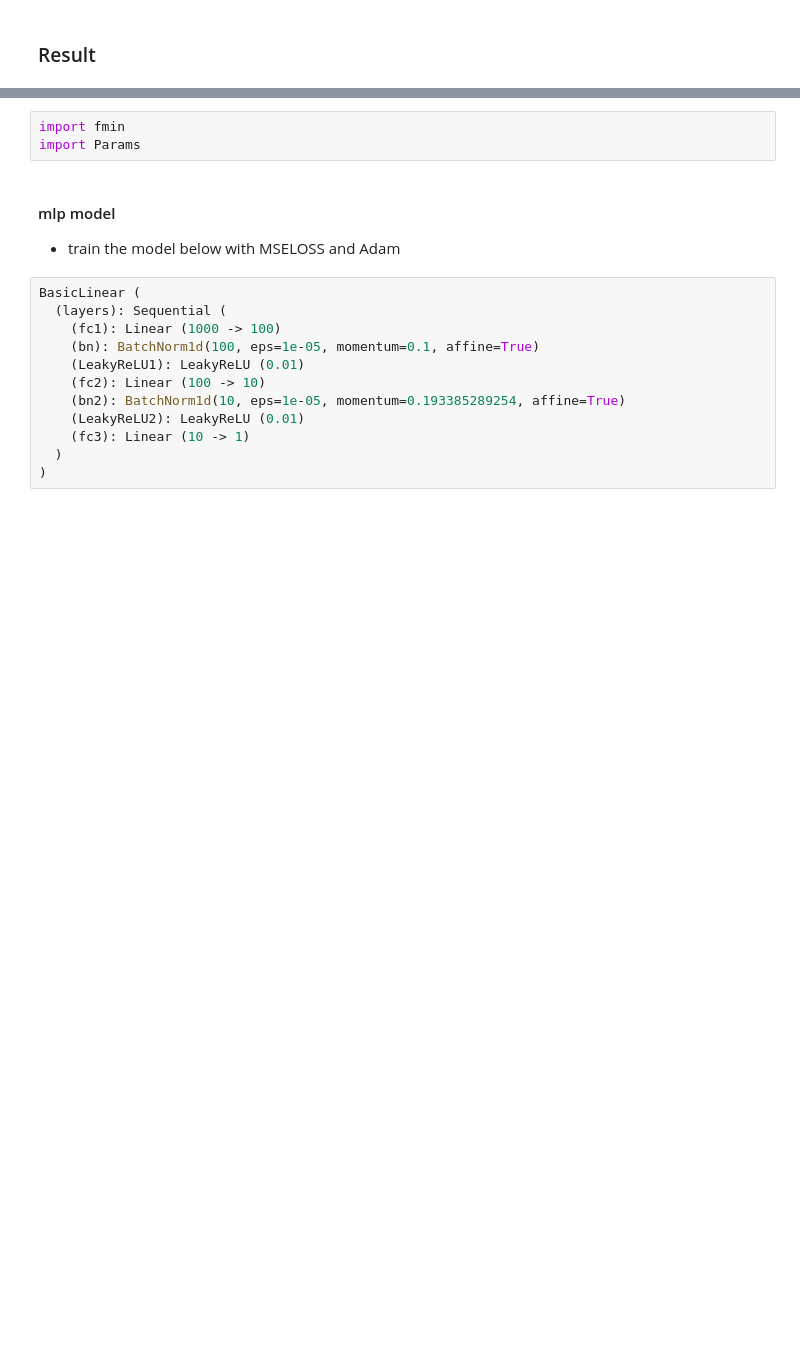
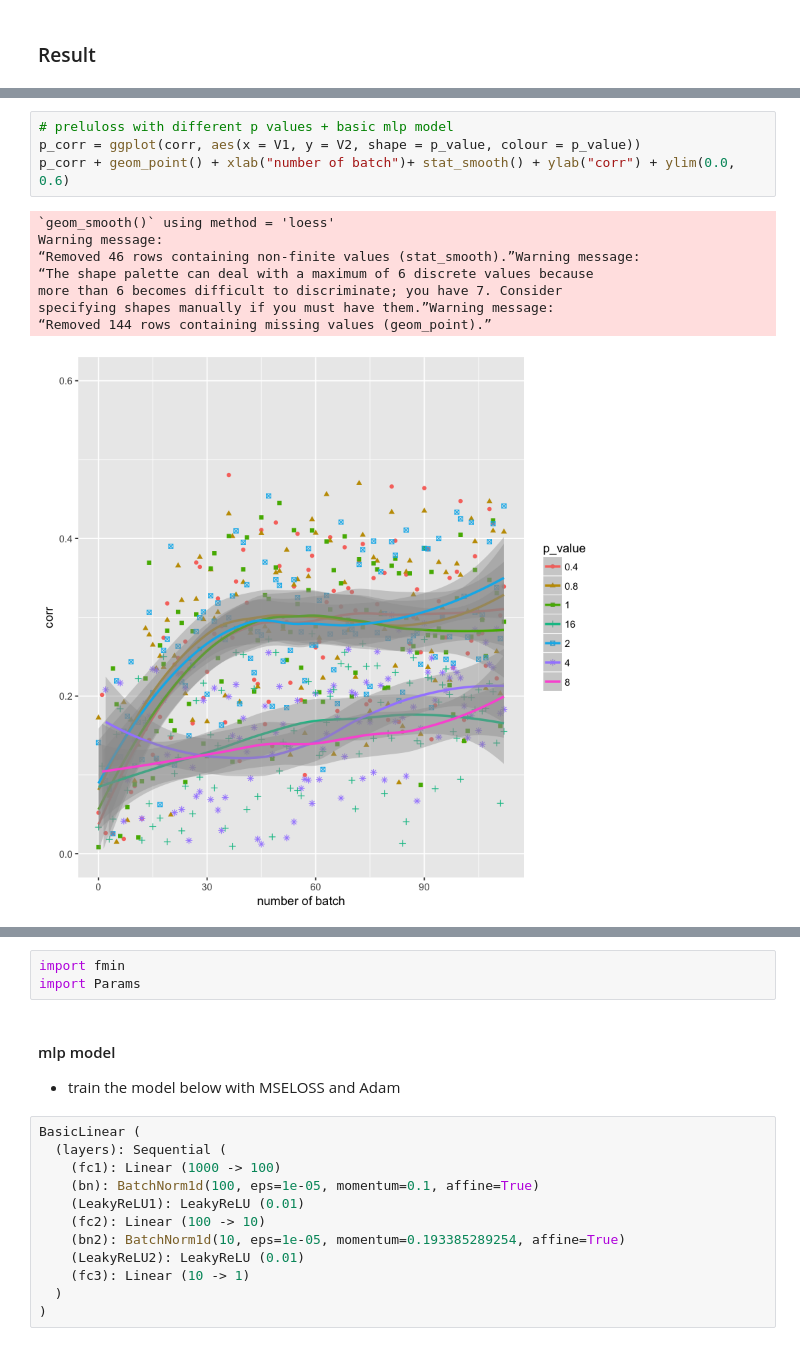
Before and after one commit to HuangYiran/MasterArbeit, a Jupyter notebook: Demo.ipynb, the cells around one changed output, grey strips where cells are left out. Drawn from its saved outputs; the diff is of its cells as text; blank space fills up the shorter version.

```diff
--- a/Demo.ipynb
+++ b/Demo.ipynb
@@ -56,0 +90,13 @@ wmt16-metrics-task doesn't contain en-de task. We use part of the wmt17-metrics-
+# %%
+# preluloss with different p values + basic mlp model
+p_corr = ggplot(corr, aes(x = V1, y = V2, shape = p_value, colour = p_value))
+p_corr + geom_point() + xlab("number of batch")+ stat_smooth() + ylab("corr") + ylim(0.0, 0.6)
+# %% [output]
+`geom_smooth()` using method = 'loess'
+Warning message:
+“Removed 46 rows containing non-finite values (stat_smooth).”Warning message:
+“The shape palette can deal with a maximum of 6 discrete values because
+more than 6 becomes difficult to discriminate; you have 7. Consider
+specifying shapes manually if you must have them.”Warning message:
+“Removed 144 rows containing missing values (geom_point).”
+[figure, added]
```
Also changed, not shown: parts of 19 cells of this notebook.
